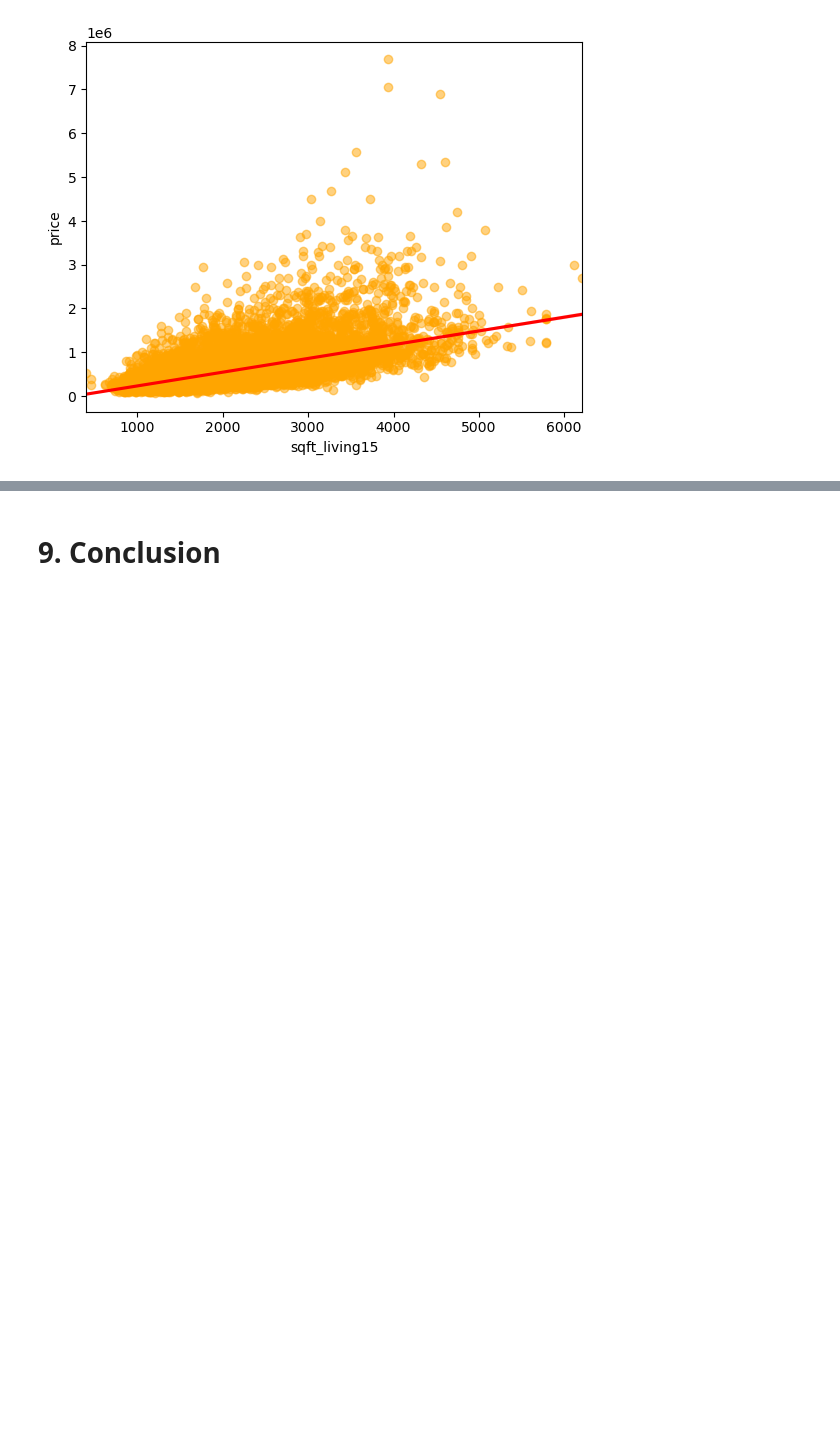
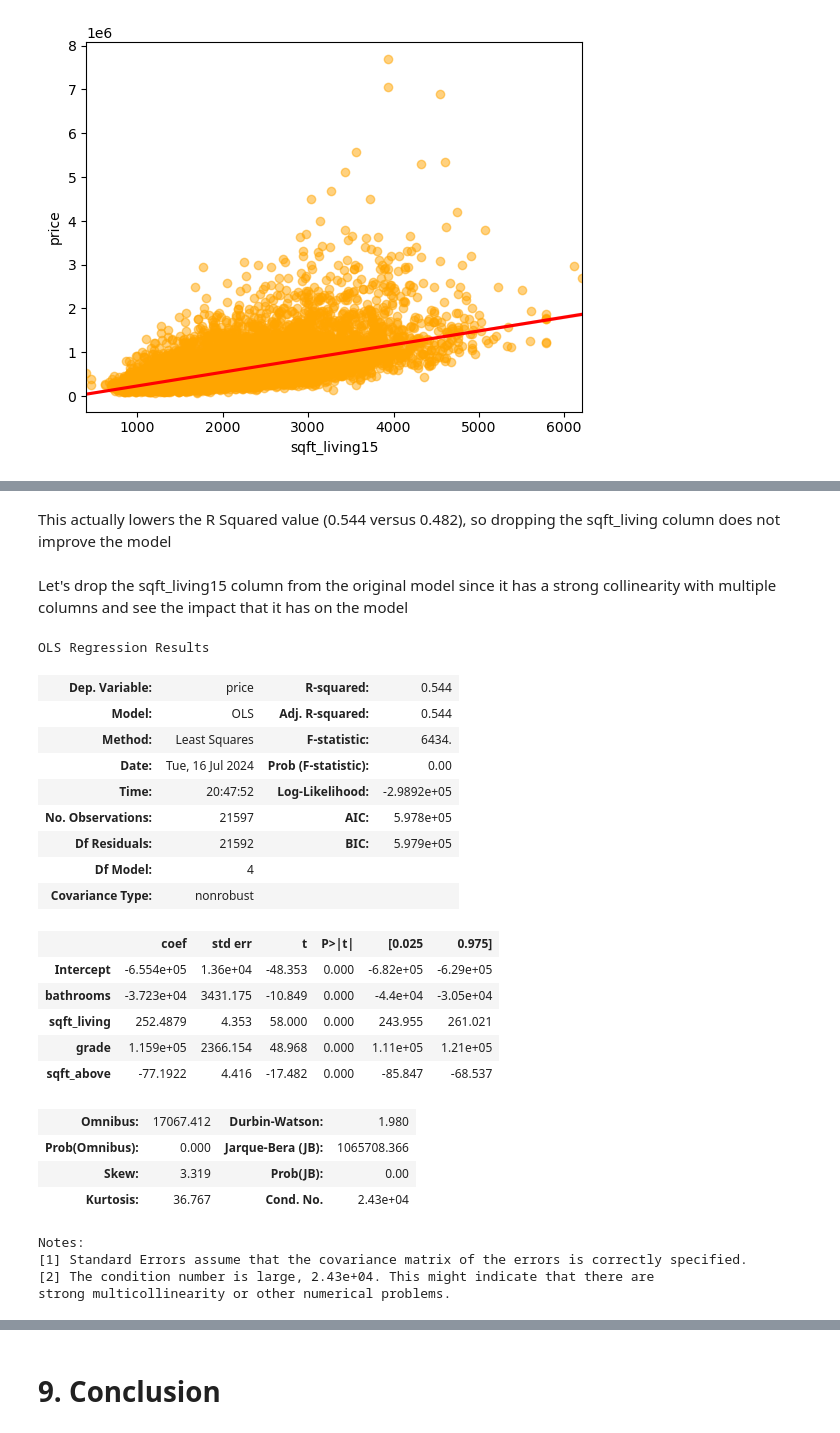
Before and after one commit to MMJGGR/Phase_2_project, a Jupyter notebook: index.ipynb, the cells around one changed output, grey strips where cells are left out. Saved outputs shown, nothing was run; the diff lists cells and outputs as text; code cells hidden in the pictures; blank space fills up the shorter version.

```diff
--- a/index.ipynb
+++ b/index.ipynb
@@ -358,0 +444,39 @@ sns.regplot(x = data2['sqft_living15'], y = data2['price'],
+# %% [markdown]
+This actually lowers the R Squared value (0.544 versus 0.482), so dropping the sqft_living column does not improve the model
+# %% [markdown]
+Let's drop the sqft_living15 column from the original model since it has a strong collinearity with multiple columns and see the impact that it has on the model
+# %%
+# Create a second model after dropping sqft_living15 from the
+from statsmodels.formula.api import ols
+
+
+formula2_without_sqft_living15 = 'price ~ bathrooms + sqft_living + grade + sqft_above'
+model2_without_sqft_living15 = ols(formula2_without_sqft_living15, data2).fit()
+model2_summary_without_sqft_living15 = model2_without_sqft_living15.summary()
+
+model2_summary_without_sqft_living15
+# %% [output]
+OLS Regression Results
+| Dep. Variable: | price | R-squared: | 0.544 |
+| Model: | OLS | Adj. R-squared: | 0.544 |
+| Method: | Least Squares | F-statistic: | 6434. |
+| Date: | Tue, 16 Jul 2024 | Prob (F-statistic): | 0.00 |
+| Time: | 20:47:52 | Log-Likelihood: | -2.9892e+05 |
+| No. Observations: | 21597 | AIC: | 5.978e+05 |
+| Df Residuals: | 21592 | BIC: | 5.979e+05 |
+| Df Model: | 4 |  |  |
+| Covariance Type: | nonrobust |  |  |
+|  | coef | std err | t | P>|t| | [0.025 | 0.975] |
+| Intercept | -6.554e+05 | 1.36e+04 | -48.353 | 0.000 | -6.82e+05 | -6.29e+05 |
+| bathrooms | -3.723e+04 | 3431.175 | -10.849 | 0.000 | -4.4e+04 | -3.05e+04 |
+| sqft_living | 252.4879 | 4.353 | 58.000 | 0.000 | 243.955 | 261.021 |
+| grade | 1.159e+05 | 2366.154 | 48.968 | 0.000 | 1.11e+05 | 1.21e+05 |
+| sqft_above | -77.1922 | 4.416 | -17.482 | 0.000 | -85.847 | -68.537 |
+| Omnibus: | 17067.412 | Durbin-Watson: | 1.980 |
+| Prob(Omnibus): | 0.000 | Jarque-Bera (JB): | 1065708.366 |
+| Skew: | 3.319 | Prob(JB): | 0.00 |
+| Kurtosis: | 36.767 | Cond. No. | 2.43e+04 |
+Notes:
+[1] Standard Errors assume that the covariance matrix of the errors is correctly specified.
+[2] The condition number is large, 2.43e+04. This might indicate that there are
+strong multicollinearity or other numerical problems.
```
Also changed, not shown: parts of 53 cells of this notebook.
